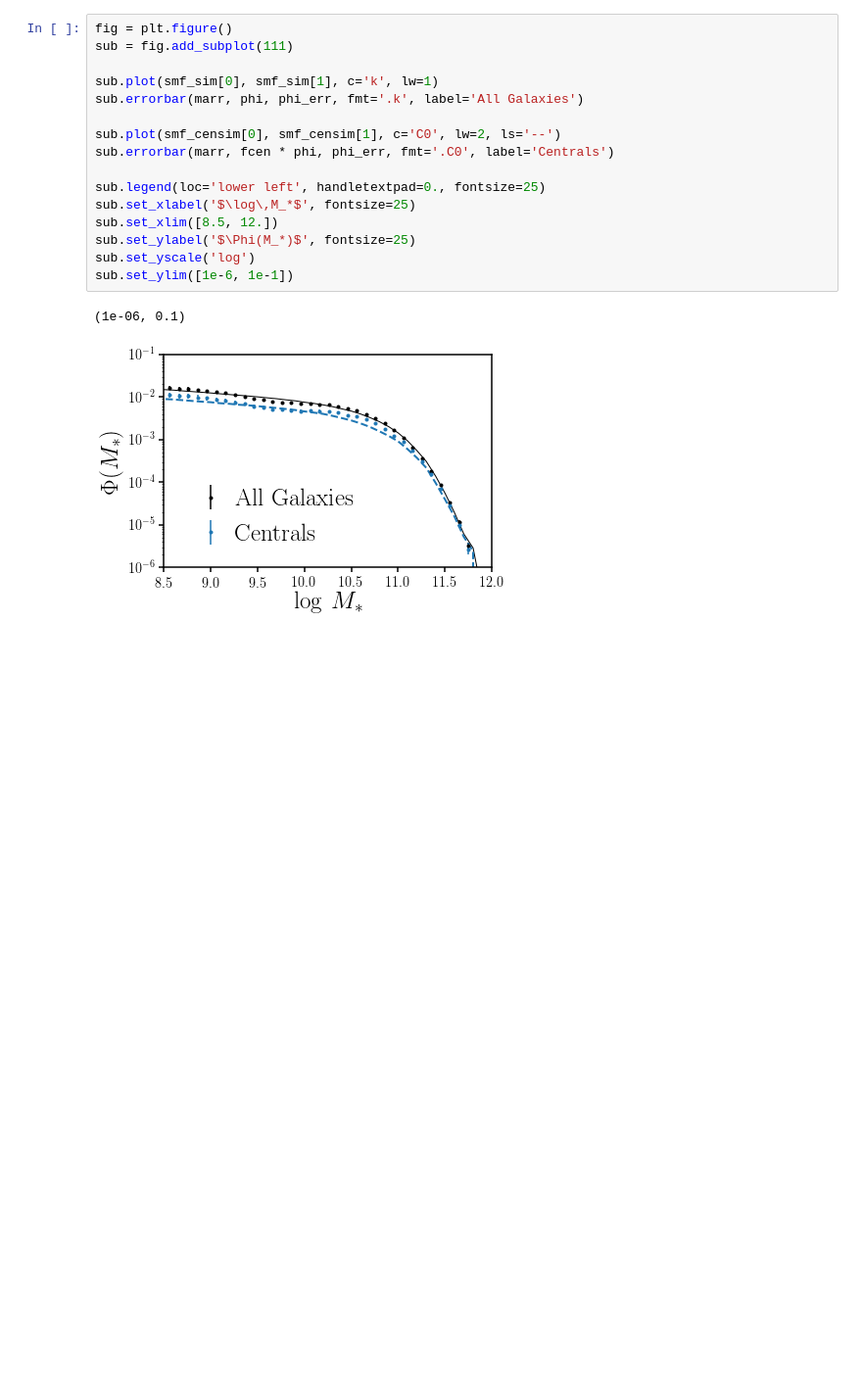
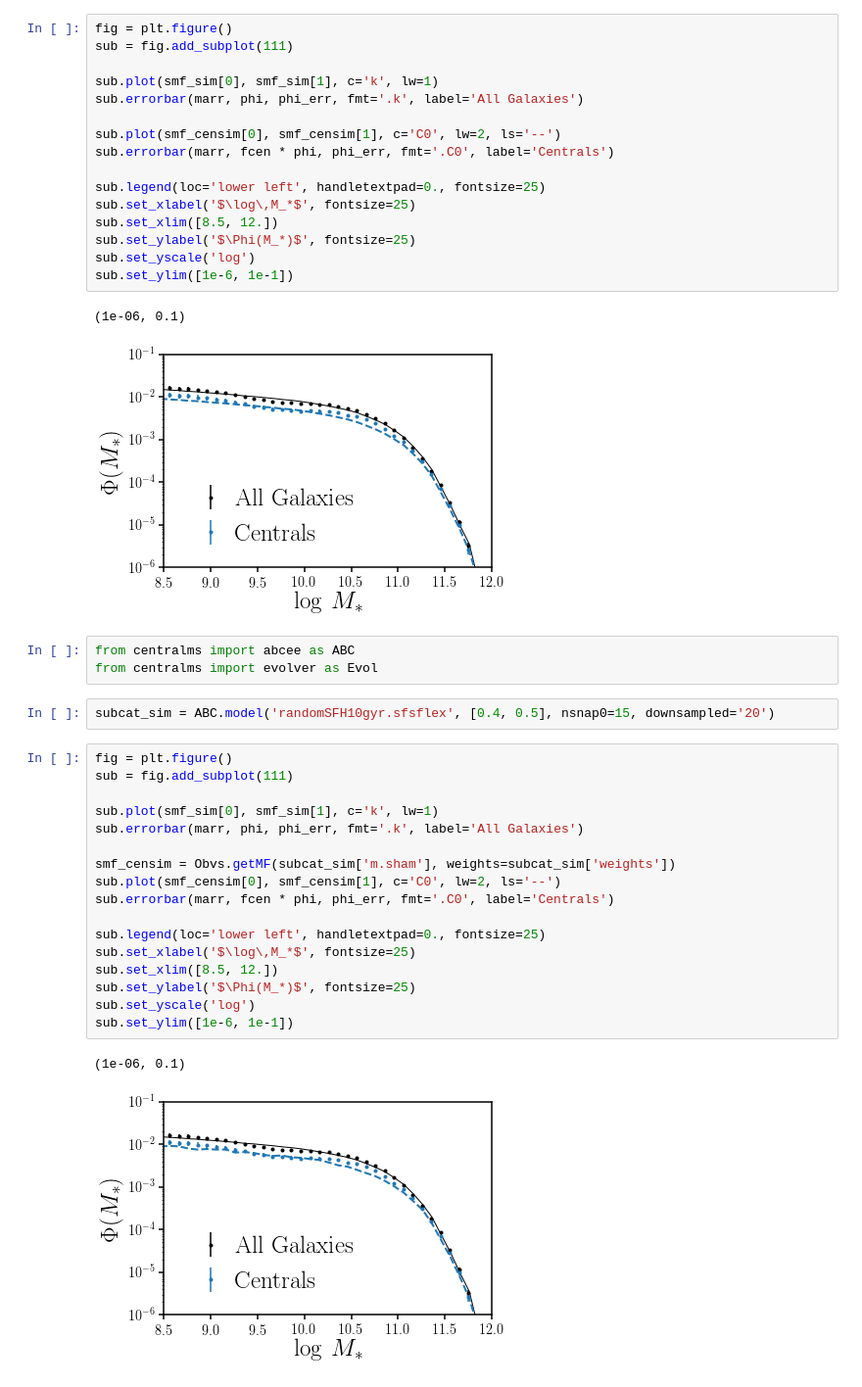
Before and after one commit to changhoonhahn/centralMS, a Jupyter notebook: notebook/local_dataSMF.ipynb, the cells around one changed output. Shown: that part at 98% size. Saved outputs shown, nothing was run; the diff lists cells and outputs as text; blank space fills up the shorter version.

```diff
--- a/notebook/local_dataSMF.ipynb
+++ b/notebook/local_dataSMF.ipynb
@@ -52,3 +52,28 @@ sub.set_ylim([1e-6, 1e-1])
 # %% [output]
 (1e-06, 0.1)
 [figure]
+# %%
+from centralms import abcee as ABC
+from centralms import evolver as Evol
+# %%
+subcat_sim = ABC.model('randomSFH10gyr.sfsflex', [0.4, 0.5], nsnap0=15, downsampled='20')
+# %%
+fig = plt.figure()
+sub = fig.add_subplot(111)
+
+sub.plot(smf_sim[0], smf_sim[1], c='k', lw=1)
+sub.errorbar(marr, phi, phi_err, fmt='.k', label='All Galaxies')
+
+smf_censim = Obvs.getMF(subcat_sim['m.sham'], weights=subcat_sim['weights'])
+sub.plot(smf_censim[0], smf_censim[1], c='C0', lw=2, ls='--')
+sub.errorbar(marr, fcen * phi, phi_err, fmt='.C0', label='Centrals')
+
+sub.legend(loc='lower left', handletextpad=0., fontsize=25)
+sub.set_xlabel('$\log\,M_*$', fontsize=25)
+sub.set_xlim([8.5, 12.])
+sub.set_ylabel('$\Phi(M_*)$', fontsize=25)
+sub.set_yscale('log')
+sub.set_ylim([1e-6, 1e-1])
+# %% [output]
+(1e-06, 0.1)
+[figure, added]
```
Also changed, not shown: parts of 2 cells of this notebook.
